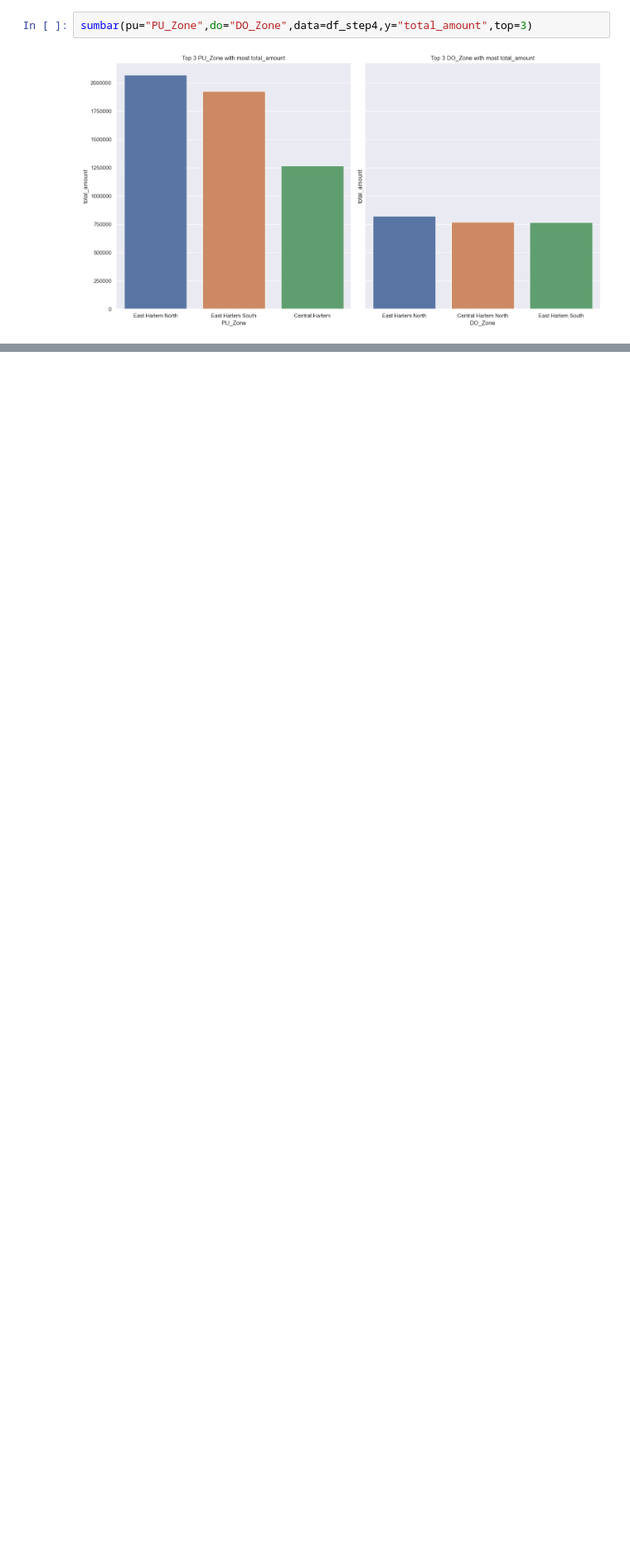
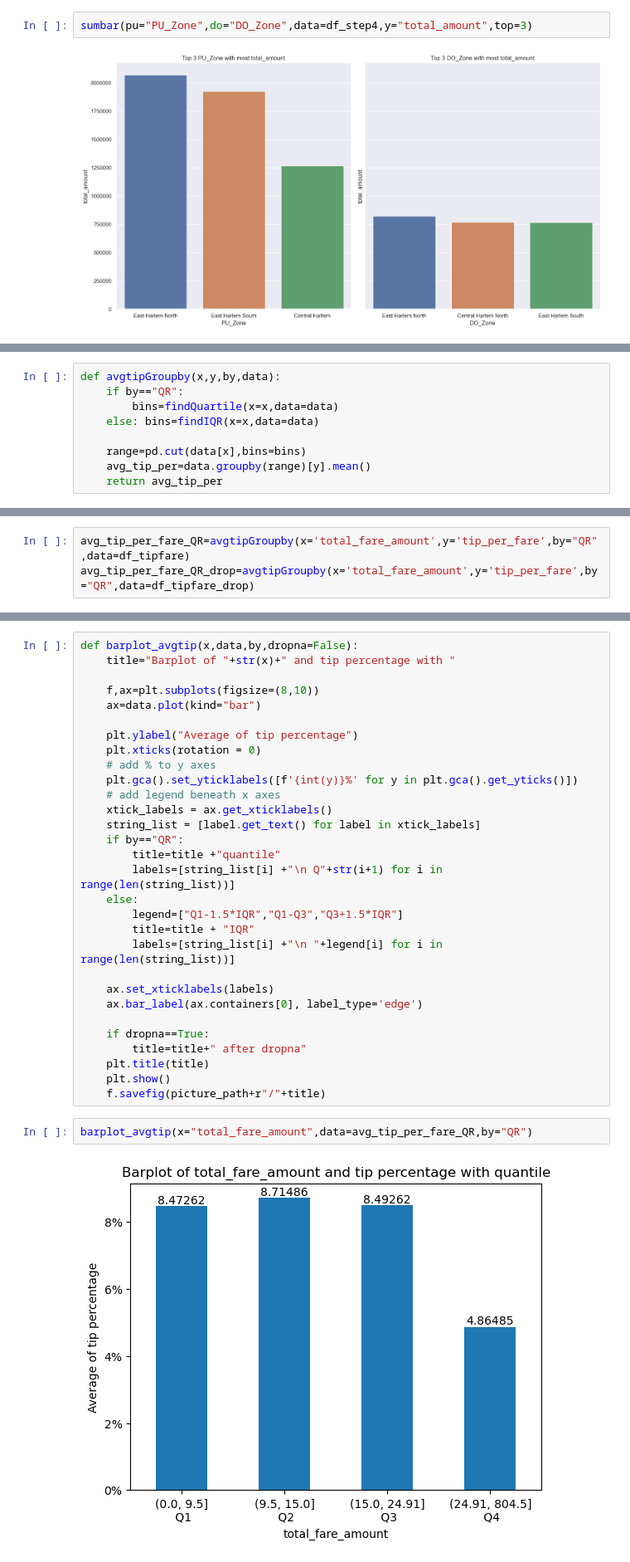
Before and after one commit to VOTUANANH01/Data-Visualize-and-Analysis, a Jupyter notebook: EDA_Bivariate .ipynb, the cells around one changed output, grey strips where cells are left out. Shown at 83% size. Cells and saved outputs as stored; diff of their text form; blank space fills up the shorter version.

```diff
--- a/EDA_Bivariate .ipynb
+++ b/EDA_Bivariate .ipynb
@@ -483,0 +582,9 @@ sumbar(pu="PU_Zone",do="DO_Zone",data=df_step4,y="total_amount",top=3)
+# %%
+def avgtipGroupby(x,y,by,data):
+    if by=="QR":
+        bins=findQuartile(x=x,data=data)
+    else: bins=findIQR(x=x,data=data)
+
+    range=pd.cut(data[x],bins=bins)
+    avg_tip_per=data.groupby(range)[y].mean()
+    return avg_tip_per
@@ -483,0 +596,3 @@ sumbar(pu="PU_Zone",do="DO_Zone",data=df_step4,y="total_amount",top=3)
+# %%
+avg_tip_per_fare_QR=avgtipGroupby(x='total_fare_amount',y='tip_per_fare',by="QR",data=df_tipfare)
+avg_tip_per_fare_QR_drop=avgtipGroupby(x='total_fare_amount',y='tip_per_fare',by="QR",data=df_tipfare_drop)
@@ -483,0 +632,34 @@ sumbar(pu="PU_Zone",do="DO_Zone",data=df_step4,y="total_amount",top=3)
+# %%
+def barplot_avgtip(x,data,by,dropna=False):
+    title="Barplot of "+str(x)+" and tip percentage with "
+
+    f,ax=plt.subplots(figsize=(8,10))
+    ax=data.plot(kind="bar")
+
+    plt.ylabel("Average of tip percentage")
+    plt.xticks(rotation = 0)
+    # add % to y axes
+    plt.gca().set_yticklabels([f'{int(y)}%' for y in plt.gca().get_yticks()])
+    # add legend beneath x axes
+    xtick_labels = ax.get_xticklabels()
+    string_list = [label.get_text() for label in xtick_labels]
+    if by=="QR":
+        title=title +"quantile"
+        labels=[string_list[i] +"\n Q"+str(i+1) for i in range(len(string_list))]
+    else:
+        legend=["Q1-1.5*IQR","Q1-Q3","Q3+1.5*IQR"]
+        title=title + "IQR"
+        labels=[string_list[i] +"\n "+legend[i] for i in range(len(string_list))]
+
+    ax.set_xticklabels(labels)
+    ax.bar_label(ax.containers[0], label_type='edge')
+
+    if dropna==True:
+        title=title+" after dropna"
+    plt.title(title)
+    plt.show()
+    f.savefig(picture_path+r"/"+title)
+# %%
+barplot_avgtip(x="total_fare_amount",data=avg_tip_per_fare_QR,by="QR")
+# %% [output]
+[figure, added]
```
Also changed, not shown: parts of 53 cells of this notebook, 11 other files.
